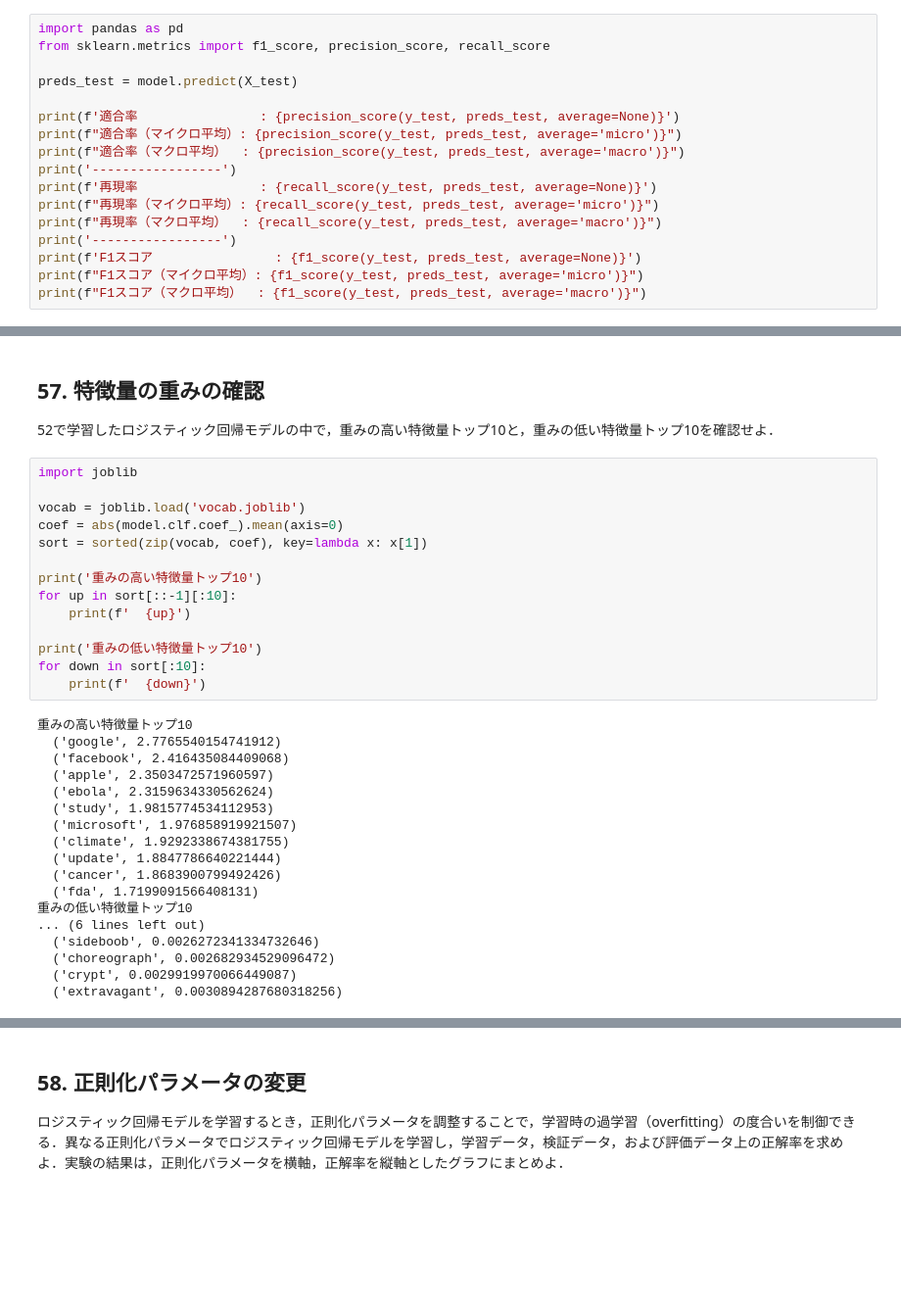
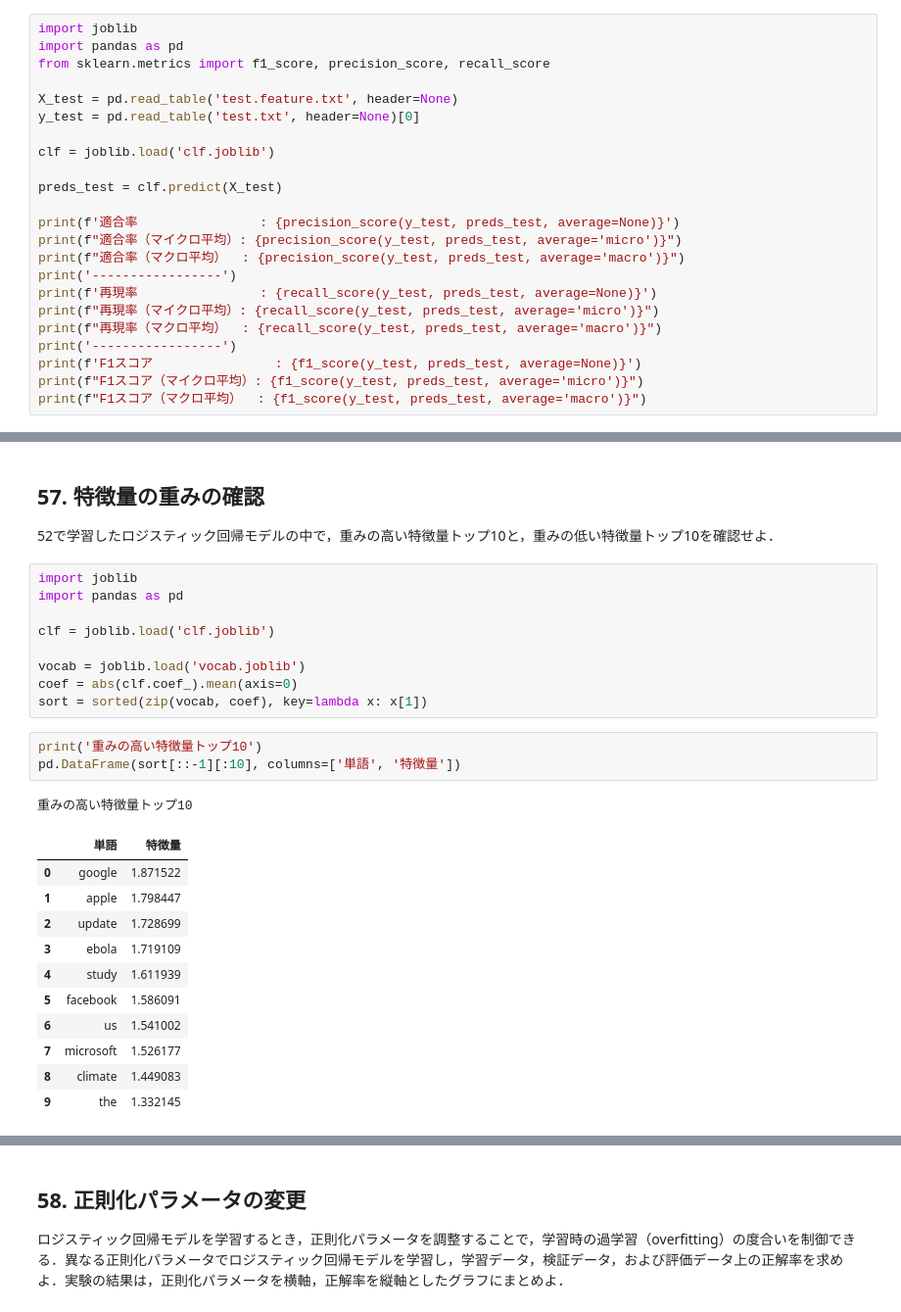
Before and after one commit to yuichi0625/practice-nlp100, a Jupyter notebook: chapters/第6章 機械学習.ipynb, the cells around one changed output, grey strips where cells are left out. Shown at 98% size. Saved outputs shown, nothing was run; the diff lists cells and outputs as text; blank space fills up the shorter version.

```diff
--- a/chapters/第6章 機械学習.ipynb
+++ b/chapters/第6章 機械学習.ipynb
@@ -189,9 +198,15 @@ pd.DataFrame(cm_test)
 52で学習したロジスティック回帰モデルの適合率，再現率，F1スコアを，評価データ上で計測せよ．カテゴリごとに適合率，再現率，F1スコアを求め，カテゴリごとの性能をマイクロ平均（micro-average）とマクロ平均（macro-average）で統合せよ．
 # %%
+import joblib
 import pandas as pd
 from sklearn.metrics import f1_score, precision_score, recall_score
 
-preds_test = model.predict(X_test)
+X_test = pd.read_table('test.feature.txt', header=None)
+y_test = pd.read_table('test.txt', header=None)[0]
+
+clf = joblib.load('clf.joblib')
+
+preds_test = clf.predict(X_test)
 
 print(f'適合率                : {precision_score(y_test, preds_test, average=None)}')
 print(f"適合率（マイクロ平均）: {precision_score(y_test, preds_test, average='micro')}")
@@ -221,33 +236,26 @@ F1スコア（マクロ平均）  : 0.8067942081987076
 52で学習したロジスティック回帰モデルの中で，重みの高い特徴量トップ10と，重みの低い特徴量トップ10を確認せよ．
 # %%
 import joblib
+import pandas as pd
+
+clf = joblib.load('clf.joblib')
 
 vocab = joblib.load('vocab.joblib')
-coef = abs(model.clf.coef_).mean(axis=0)
+coef = abs(clf.coef_).mean(axis=0)
 sort = sorted(zip(vocab, coef), key=lambda x: x[1])
-
-print('重みの高い特徴量トップ10')
-for up in sort[::-1][:10]:
-    print(f'  {up}')
-
-print('重みの低い特徴量トップ10')
-for down in sort[:10]:
-    print(f'  {down}')
-# %% [output]
-重みの高い特徴量トップ10
-  ('google', 2.7765540154741912)
-  ('facebook', 2.416435084409068)
-  ('apple', 2.3503472571960597)
-  ('ebola', 2.3159634330562624)
-  ('study', 1.9815774534112953)
-  ('microsoft', 1.976858919921507)
-  ('climate', 1.9292338674381755)
-  ('update', 1.8847786640221444)
-  ('cancer', 1.8683900799492426)
-  ('fda', 1.7199091566408131)
-重みの低い特徴量トップ10
-... (6 lines left out)
-  ('sideboob', 0.0026272341334732646)
-  ('choreograph', 0.002682934529096472)
-  ('crypt', 0.0029919970066449087)
-  ('extravagant', 0.0030894287680318256)
+# %%
+print('重みの高い特徴量トップ10')
+pd.DataFrame(sort[::-1][:10], columns=['単語', '特徴量'])
+# %% [output]
+重みの高い特徴量トップ10
+|  | 単語 | 特徴量 |
+| 0 | google | 1.871522 |
+| 1 | apple | 1.798447 |
+| 2 | update | 1.728699 |
+| 3 | ebola | 1.719109 |
+| 4 | study | 1.611939 |
+| 5 | facebook | 1.586091 |
+| 6 | us | 1.541002 |
+| 7 | microsoft | 1.526177 |
+| 8 | climate | 1.449083 |
+| 9 | the | 1.332145 |
```
Also changed, not shown: parts of 17 cells of this notebook, 1 other file.
